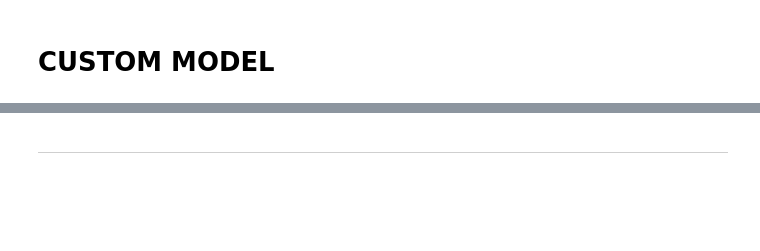
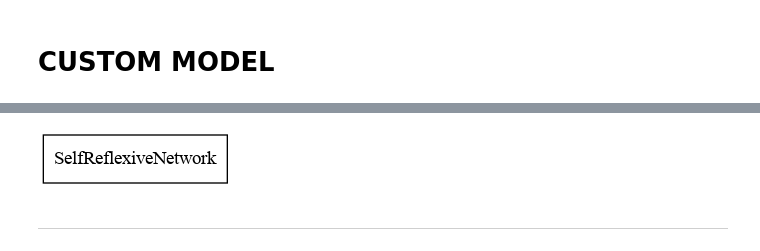
Before and after one commit to Ishikawa7/Self-Reflexive-Neural-Network-in-tensorflow, a Jupyter notebook: first_test.ipynb, the cells around one changed output, grey strips where cells are left out. Drawn from its saved outputs; the diff is of its cells as text; code cells hidden in the pictures; blank space fills up the shorter version.

```diff
--- a/first_test.ipynb
+++ b/first_test.ipynb
@@ -5,0 +7,6 @@ import numpy as np
+# %%
+import matplotlib.pyplot as plt
+import seaborn as sns
+import plotly.express as px
+import plotly.graph_objects as go
+sns.set()
@@ -55,26 +74,2 @@ array([[0.8950521],
 # %% [markdown]
 # CUSTOM MODEL
-# %%
-class SelfReflexiveNetwork(tf.keras.Model):
-  def __init__(self):
-    super(SelfReflexiveNetwork, self).__init__(name='SelfReflexiveNetwork')
-    self.hidden_neuron = Neuron("Hidden")
-    self.output_neuron = Neuron("Output")
-    self.r = 0.005
-  def call(self, input):
-    # foward pass
-    hidden_layer_out = self.hidden_neuron(input,temperature = 1)
-    output_layer_out = self.output_neuron(hidden_layer_out,temperature = 1)
-    return output_layer_out
-
-  def train_step(self, data):
-    ### FOWARD PASS
-
-    ### BACK PROPAGATION
-
-    # Compute error
-
-    # Update weights
-
-    # Compute metrics
-    pass
@@ -88,0 +139,3 @@ model.call(input)
+# %%
+model.compile()
+model_history = model.fit(x = input, epochs=200)
@@ -89,2 +184,8 @@ model.call(input)
+# %%
+from tensorflow.keras.utils import plot_model
+
+plot_model(model, show_shapes=False)
+# %% [output]
+[figure, added]
 # %% [markdown]
 ---
```
Also changed, not shown: parts of 14 cells of this notebook.
